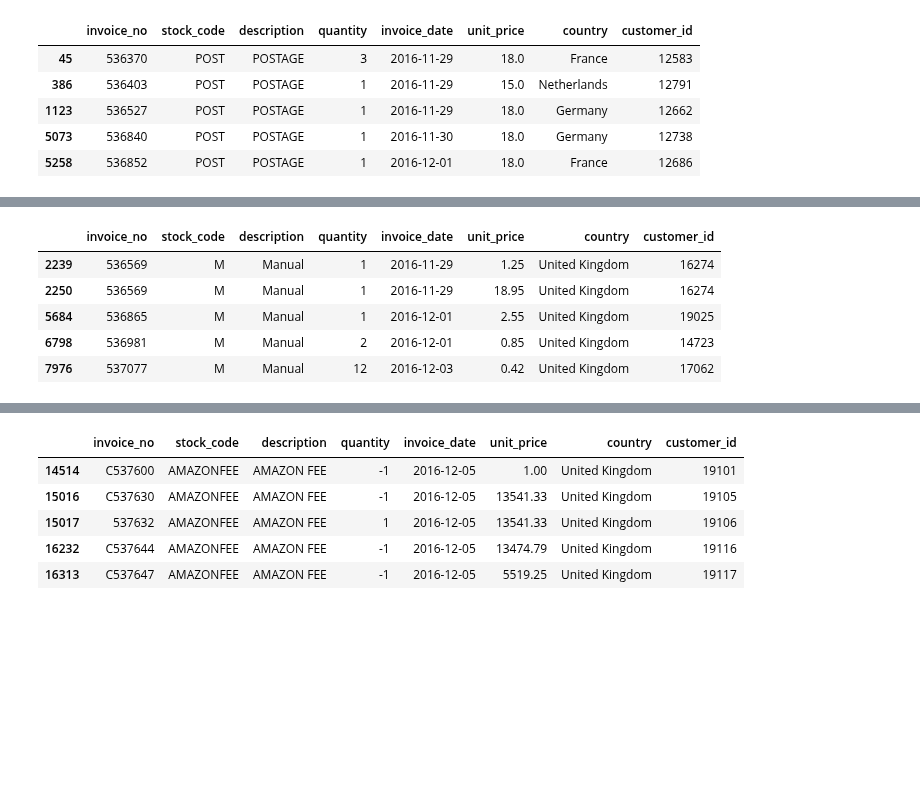
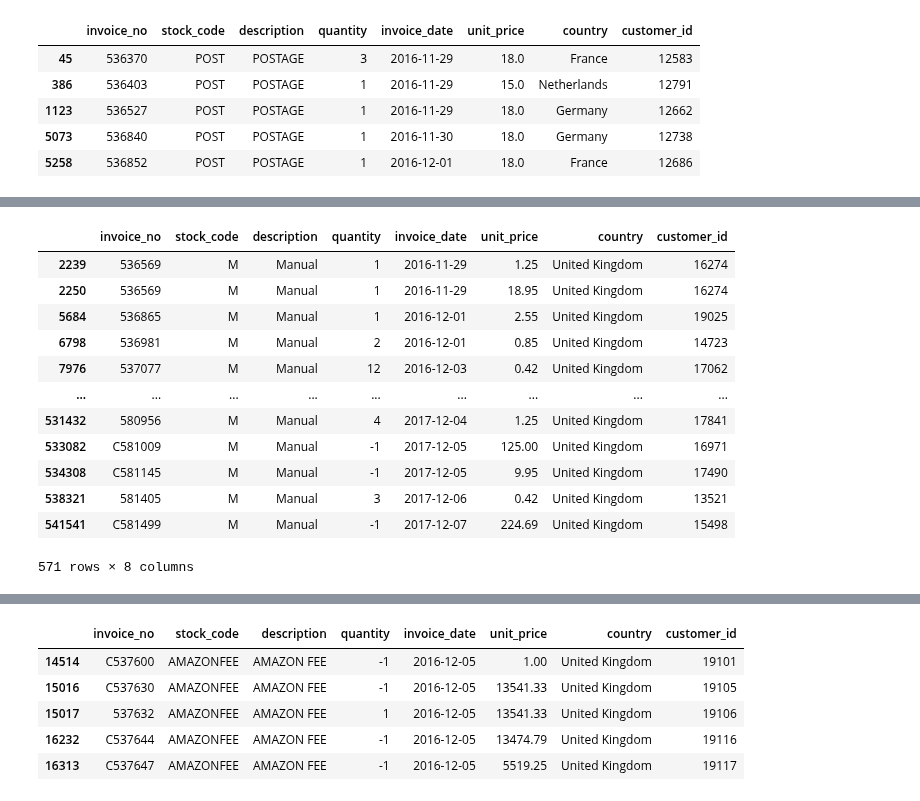
Before and after one commit to Eduardo-95-DS/Insiders-clustering, a Jupyter notebook: notebooks/look_4-ear-metrics.ipynb, the cells around one changed output, grey strips where cells are left out. Saved outputs shown, nothing was run; the diff lists cells and outputs as text; code cells hidden in the pictures; blank space fills up the shorter version.

```diff
--- a/notebooks/look_4-ear-metrics.ipynb
+++ b/notebooks/look_4-ear-metrics.ipynb
@@ -95,5 +98,5 @@ dtype: int64
 # %% [markdown]
 ## 1.4 Replace NA
 # %%
-df_missing = df1.loc[df1['customer_id'].isna(), :]
-df_not_missing = df1.loc[~df1['customer_id'].isna(), :]
+df_missing = df1.loc[df1['customer_id'].isna()]
+df_not_missing = df1.loc[~df1['customer_id'].isna()]
@@ -298,12 +328,19 @@ df1[df1['stock_code']=='DOT'].head()
 # %%
-df1[df1['stock_code']=='M'].head()
+df1[df1['stock_code']=='M']
 
 # not remove
 # %% [output]
 |  | invoice_no | stock_code | description | quantity | invoice_date | unit_price | country | customer_id |
 | 2239 | 536569 | M | Manual | 1 | 2016-11-29 | 1.25 | United Kingdom | 16274 |
 | 2250 | 536569 | M | Manual | 1 | 2016-11-29 | 18.95 | United Kingdom | 16274 |
 | 5684 | 536865 | M | Manual | 1 | 2016-12-01 | 2.55 | United Kingdom | 19025 |
 | 6798 | 536981 | M | Manual | 2 | 2016-12-01 | 0.85 | United Kingdom | 14723 |
 | 7976 | 537077 | M | Manual | 12 | 2016-12-03 | 0.42 | United Kingdom | 17062 |
+| ... | ... | ... | ... | ... | ... | ... | ... | ... |
+| 531432 | 580956 | M | Manual | 4 | 2017-12-04 | 1.25 | United Kingdom | 17841 |
+| 533082 | C581009 | M | Manual | -1 | 2017-12-05 | 125.00 | United Kingdom | 16971 |
+| 534308 | C581145 | M | Manual | -1 | 2017-12-05 | 9.95 | United Kingdom | 17490 |
+| 538321 | 581405 | M | Manual | 3 | 2017-12-06 | 0.42 | United Kingdom | 13521 |
+| 541541 | C581499 | M | Manual | -1 | 2017-12-07 | 224.69 | United Kingdom | 15498 |
+571 rows × 8 columns
 # %%
```
Also changed, not shown: parts of 33 cells of this notebook.
